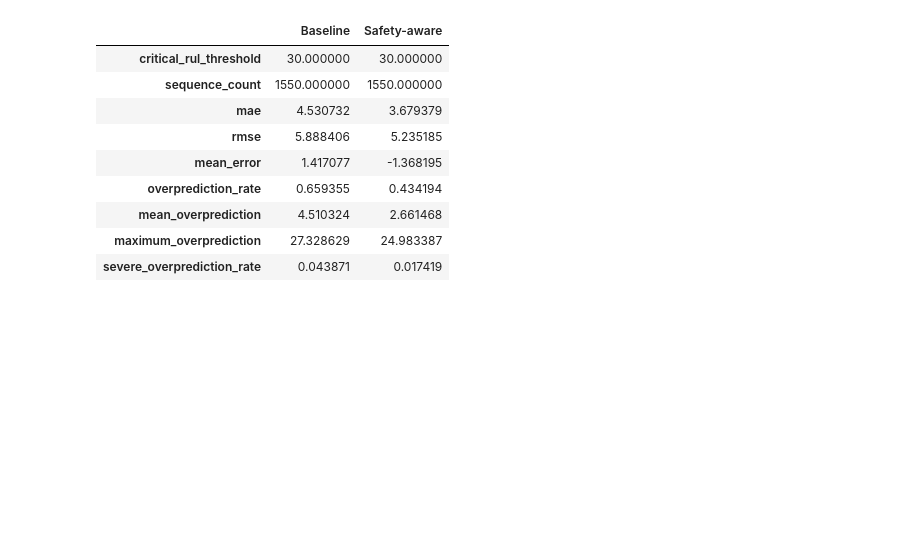
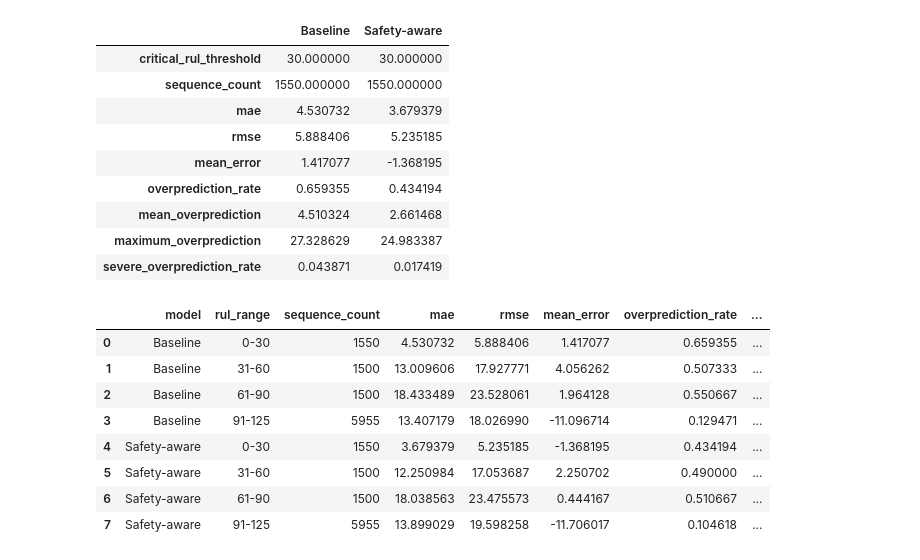
Before and after one commit to iamprakhar10/aircraft-rul-predictor, a Jupyter notebook: notebooks/03_fd004.ipynb, the cells around one changed output. Cells and saved outputs as stored; diff of their text form; code cells hidden in the pictures; blank space fills up the shorter version.

Commit message:
Compared both loss functions in different RUL range

```diff
--- a/notebooks/03_fd004.ipynb
+++ b/notebooks/03_fd004.ipynb
@@ -2526,0 +2600,62 @@ display(safety_comparison)
+# %%
+# ============================================================
+# Baseline model metrics by RUL range
+# ============================================================
+
+baseline_rul_range_metrics = (
+    calculate_rul_range_metrics(
+        y_val_fd004,
+        results_fd004_mps["predictions"],
+    )
+)
+
+baseline_rul_range_metrics.insert(
+    0,
+    "model",
+    "Baseline",
+)
+
+
+# ============================================================
+# Safety-aware model metrics by RUL range
+# ============================================================
+
+safety_rul_range_metrics = (
+    calculate_rul_range_metrics(
+        y_val_fd004,
+        results_fd004_safety["predictions"],
+    )
+)
+
+safety_rul_range_metrics.insert(
+    0,
+    "model",
+    "Safety-aware",
+)
+
+
+# ============================================================
+# Combine and display
+# ============================================================
+
+rul_range_comparison = pd.concat(
+    [
+        baseline_rul_range_metrics,
+        safety_rul_range_metrics,
+    ],
+    ignore_index=True,
+)
+
+display(
+    rul_range_comparison
+)
+# %% [output]
+|  | model | rul_range | sequence_count | mae | rmse | mean_error | overprediction_rate | ... |
+| 0 | Baseline | 0-30 | 1550 | 4.530732 | 5.888406 | 1.417077 | 0.659355 | ... |
+| 1 | Baseline | 31-60 | 1500 | 13.009606 | 17.927771 | 4.056262 | 0.507333 | ... |
+| 2 | Baseline | 61-90 | 1500 | 18.433489 | 23.528061 | 1.964128 | 0.550667 | ... |
+| 3 | Baseline | 91-125 | 5955 | 13.407179 | 18.026990 | -11.096714 | 0.129471 | ... |
+| 4 | Safety-aware | 0-30 | 1550 | 3.679379 | 5.235185 | -1.368195 | 0.434194 | ... |
+| 5 | Safety-aware | 31-60 | 1500 | 12.250984 | 17.053687 | 2.250702 | 0.490000 | ... |
+| 6 | Safety-aware | 61-90 | 1500 | 18.038563 | 23.475573 | 0.444167 | 0.510667 | ... |
+| 7 | Safety-aware | 91-125 | 5955 | 13.899029 | 19.598258 | -11.706017 | 0.104618 | ... |
```
Also changed, not shown: parts of 2 cells of this notebook.
